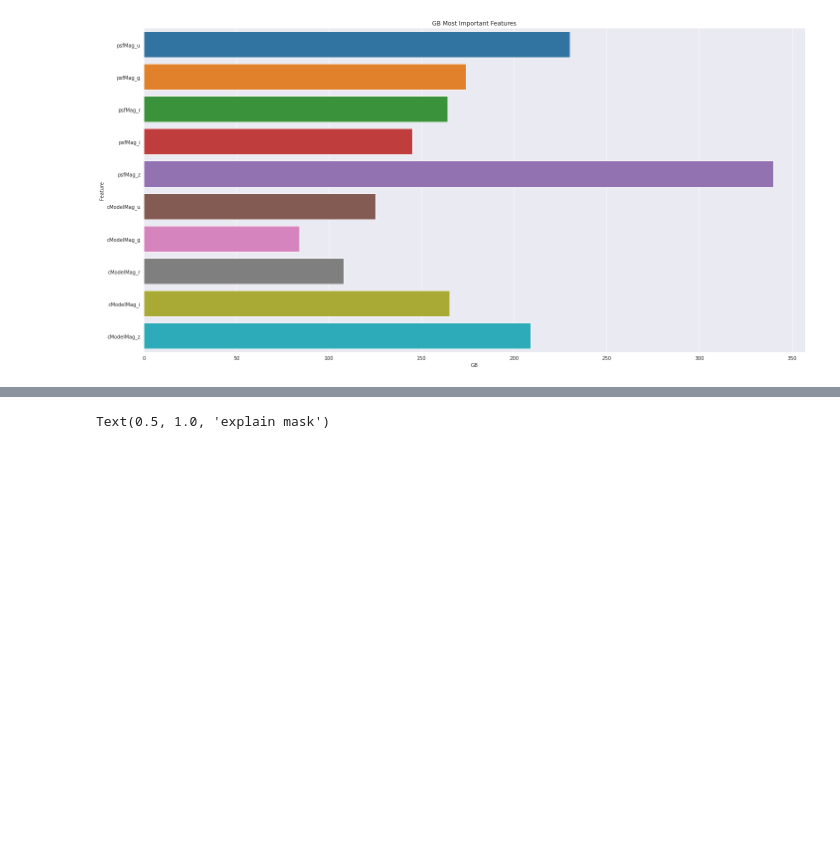
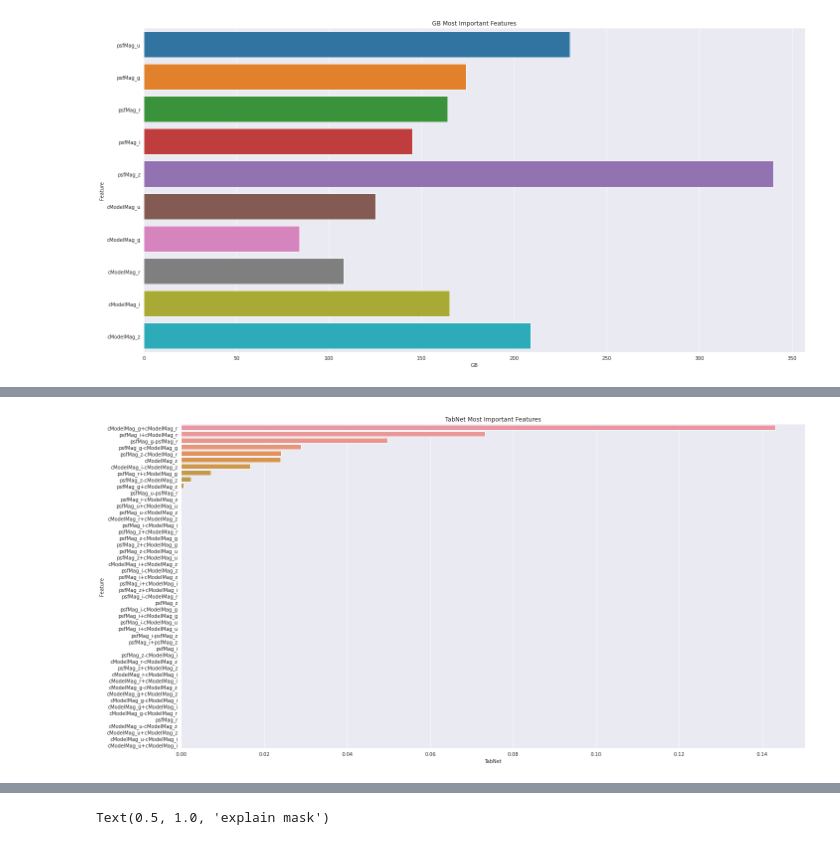
Before and after one commit to NadezhdaMalysheva/Classification-of-star-galaxy-and-quasar, a Jupyter notebook: TabNet_SDSS.ipynb, the cells around one changed output, grey strips where cells are left out. Cells and saved outputs as stored; diff of their text form; code cells hidden in the pictures; blank space fills up the shorter version.

```diff
--- a/TabNet_SDSS.ipynb
+++ b/TabNet_SDSS.ipynb
@@ -761,0 +768,9 @@ plt.show()
+# %%
+feature_imp=pd.DataFrame((zip(clf.feature_importances_,photo_columns+agr_feature)), columns=['TabNet','Feature'])
+plt.figure(figsize=(20, 10))
+sns.barplot(x="TabNet", y="Feature", data=feature_imp.sort_values(by="TabNet", ascending=False).iloc[:50])
+plt.title('TabNet Most Important Features')
+plt.tight_layout()
+plt.show()
+# %% [output]
+[figure, added]
```
Also changed, not shown: parts of 32 cells of this notebook.
